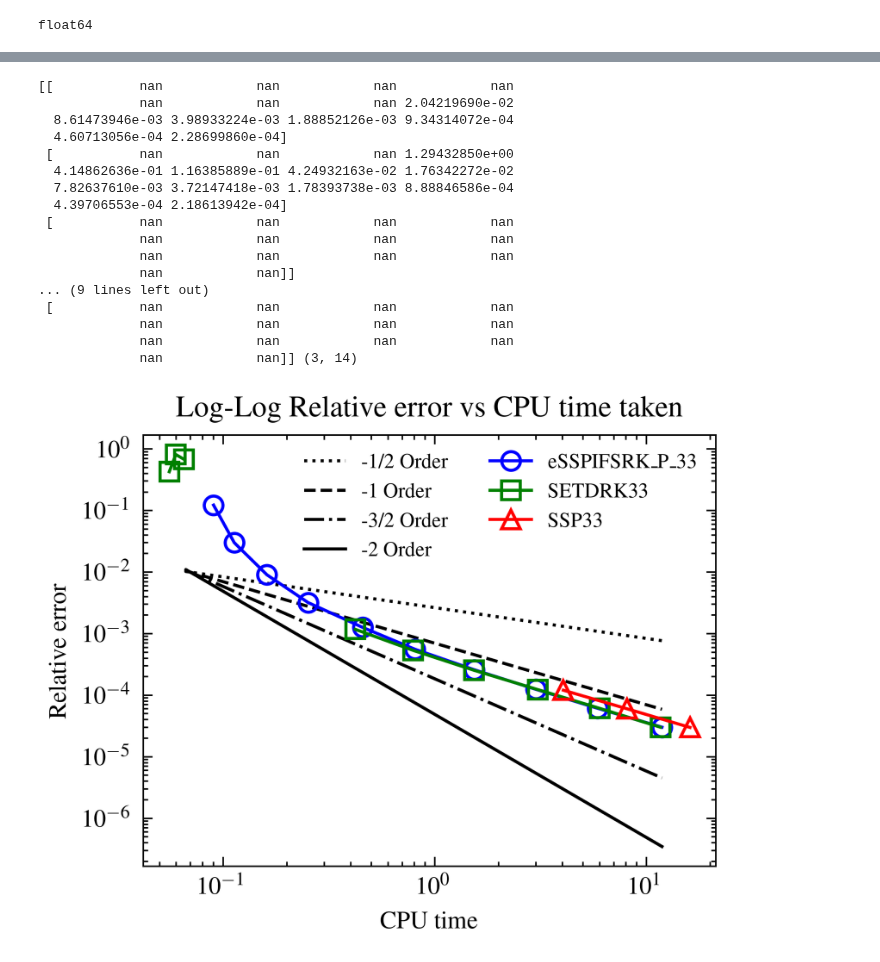
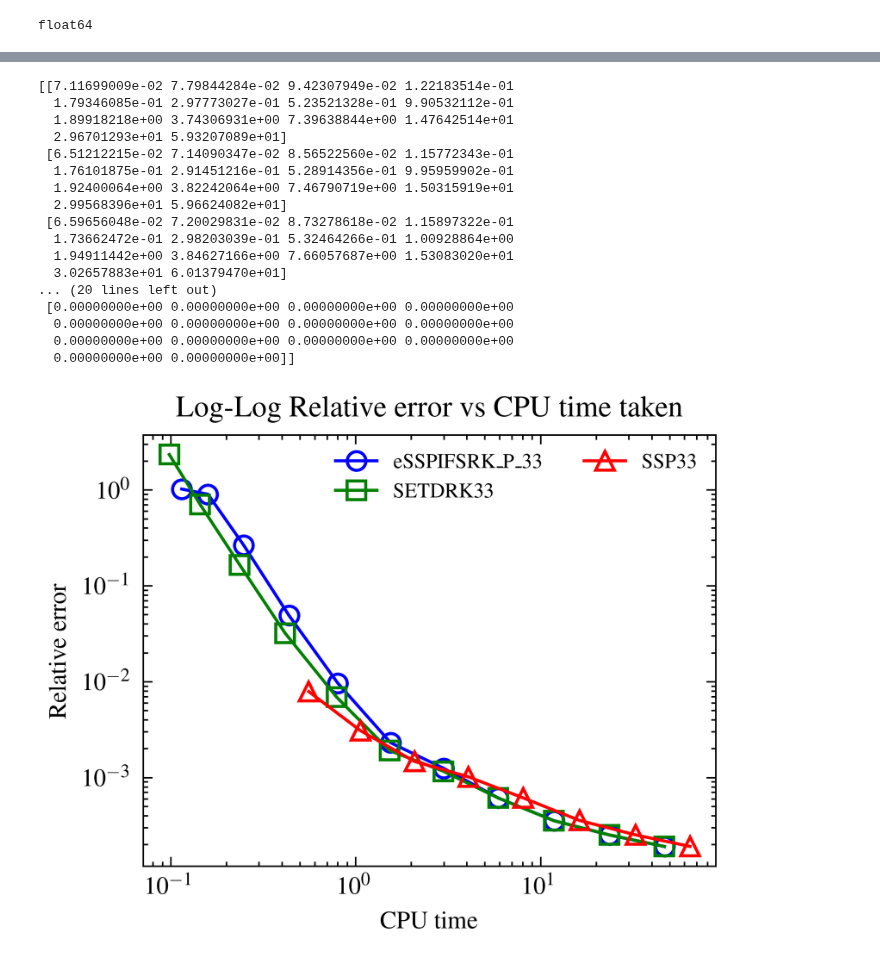
Before and after one commit to jameswoodfield/Particle_Filter, a Jupyter notebook: examples/Example_12_KDV_G_cpu_time.ipynb, the cells around one changed output, grey strips where cells are left out. Saved outputs shown, nothing was run; the diff lists cells and outputs as text; code cells hidden in the pictures.

```diff
--- a/examples/Example_12_KDV_G_cpu_time.ipynb
+++ b/examples/Example_12_KDV_G_cpu_time.ipynb
@@ -25,16 +25,16 @@ float64
 # %%
 key1 = jax.random.PRNGKey(0)
 i=8
-nmax = int(4000 * 2**i) #10000
-tmax = 0.1 # 0.1 timestep
-dt = 1e-5*(1/2)**i # tmax/nmax
-E=1; P=1
+nmax = int(400 * 2**i) #10000
+tmax = 4.0 # 0.1 timestep
+dt = 0.001**(1/2)**i # tmax/nmax
+E=1; P=3
 dW = jax.random.normal(key1, shape=(nmax, E, P))
 print(dW.shape)
 
 dW_refine = []; W_refine = []; time_refine = []
 for l in range(0, i+1):
-    nmax = int(1e4 * 2**(l))# the initial one is at lowest resolution
+    nmax = int(400 * 2**(l))# the initial one is at lowest resolution
     time_refine.append( jnp.linspace(0, tmax, nmax) )
     dW_refine.append(dW)
     W_refine.append(jnp.cumsum(dW, axis=0))
@@ -50,9 +50,8 @@ def relative_error_final(signal_final, analytic_final):
     return jnp.linalg.norm(signal_final-analytic_final)/jnp.linalg.norm(analytic_final)
 
 array = jnp.zeros(8)
-nmax = int(1e4 * 2**i)
-print(int(1e4),nmax)
-tmax = 0.1
-dt = 1e-5*(1/2)**i
+nmax = int(400 * 2**i)
+tmax = 4.0
+dt = 0.001*(1/2)**i
 key = jax.random.PRNGKey(0)
 # %% [output]
@@ -287,63 +273,60 @@ Average CPU time for i=13: 16.0322 seconds
 # %%
 import numpy as np
 import matplotlib.pyplot as plt
 import scienceplots
 plt.style.use(['science','ieee'])
 #dt = cpu_times_array#1e-3*np.asarray([2**-i for i in range(0,max_number)])
 methods = ['Dealiased_eSSPIFSRK_P_33','Dealiased_SETDRK33','Dealiased_SSP33']
 
-values = array
-print(values)
-print(values.shape)
-values = array
-print(values,values.shape)
-a = cpu_times_array[0,0]
-v= 1e-2
+values = total_array[3:6,:]
+cpu_times_array_2 = total_cpu_array[3:6, :]
+print(total_cpu_array)
+# v= 1e-2
 plt.figure()
 #plt.scatter(a,0.1, color='r', label='point')
 # Mask values greater than 1 before plotting
 # values = np.where(values > 2, np.nan, values)
-plt.loglog(cpu_times_array_2[0,:],(cpu_times_array_2[0,:]**-0.5)/(a**-0.5)*v, linestyle=':', color='k', label=r'-1/2 Order')
-plt.loglog(cpu_times_array_2[0,:],(cpu_times_array_2[0,:]**-1)/(a**-1)*v, linestyle='--', color='k', label=r'-1 Order')
-plt.loglog(cpu_times_array_2[0,:],(cpu_times_array_2[0,:]**-1.5)/(a**-1.5)*v, linestyle='-.', color='k', label=r'-3/2 Order')
-plt.loglog(cpu_times_array_2[0,:],(cpu_times_array_2[0,:]**-2)/(a**-2)*v, linestyle='-', color='k', label=r'-2 Order')
+# plt.loglog(cpu_times_array_2[0,:],(cpu_times_array_2[0,:]**-0.5)/(a**-0.5)*v, linestyle=':', color='k', label=r'-1/2 Order')
+# plt.loglog(cpu_times_array_2[0,:],(cpu_times_array_2[0,:]**-1)/(a**-1)*v, linestyle='--', color='k', label=r'-1 Order')
+# plt.loglog(cpu_times_array_2[0,:],(cpu_times_array_2[0,:]**-1.5)/(a**-1.5)*v, linestyle='-.', color='k', label=r'-3/2 Order')
+# plt.loglog(cpu_times_array_2[0,:],(cpu_times_array_2[0,:]**-2)/(a**-2)*v, linestyle='-', color='k', label=r'-2 Order')
 
 marker_list = ['o', 's', '^', 'D', 'v', 'x', '+', '*', 'p', 'H', 'd', 'X']
 color_list = ['b', 'g', 'r', 'c', 'm', 'y']
 # In matplotlib, the marker for an upward-pointing triangle is '^'
 for j, method in enumerate(methods):
     marker = marker_list[j % len(marker_list)]
     color = color_list[j % len(color_list)]
-    plt.loglog(cpu_times_array_2[j,:], total_array[j+3, :], marker=marker,color=color, linestyle='-', label=f'{method.replace("Dealiased_", "")}', markerfacecolor='none')
+    plt.loglog(cpu_times_array_2[j,:], values[j,:], marker=marker,color=color, linestyle='-', label=f'{method.replace("Dealiased_", "")}', markerfacecolor='none')
 
 plt.xlabel(f'CPU time')
 plt.ylabel('Relative error')
 plt.title('Log-Log Relative error vs CPU time taken')
 #plt.grid(True, which="both", ls="--")
 plt.legend()
 plt.legend(fontsize='small', loc='best', ncol=2)
 #plt.grid(True, which="both", ls="--")
 plt.savefig('/Users/jmw/Documents/GitHub/Particle_Filter/Saving/EX5_G_cpu_error_SSP33_IFRK3_SETDRK3.png',bbox_inches='tight',dpi=300)
 plt.show()
 # %% [output]
-[[           nan            nan            nan            nan
-             nan            nan            nan 2.04219690e-02
-  8.61473946e-03 3.98933224e-03 1.88852126e-03 9.34314072e-04
-  4.60713056e-04 2.28699860e-04]
- [           nan            nan            nan 1.29432850e+00
-  4.14862636e-01 1.16385889e-01 4.24932163e-02 1.76342272e-02
-  7.82637610e-03 3.72147418e-03 1.78393738e-03 8.88846586e-04
-  4.39706553e-04 2.18613942e-04]
- [           nan            nan            nan            nan
-             nan            nan            nan            nan
-             nan            nan            nan            nan
-             nan            nan]]
-... (9 lines left out)
- [           nan            nan            nan            nan
-             nan            nan            nan            nan
-             nan            nan            nan            nan
-             nan            nan]] (3, 14)
+[[7.11699009e-02 7.79844284e-02 9.42307949e-02 1.22183514e-01
+  1.79346085e-01 2.97773027e-01 5.23521328e-01 9.90532112e-01
+  1.89918218e+00 3.74306931e+00 7.39638844e+00 1.47642514e+01
+  2.96701293e+01 5.93207089e+01]
+ [6.51212215e-02 7.14090347e-02 8.56522560e-02 1.15772343e-01
+  1.76101875e-01 2.91451216e-01 5.28914356e-01 9.95959902e-01
+  1.92400064e+00 3.82242064e+00 7.46790719e+00 1.50315919e+01
+  2.99568396e+01 5.96624082e+01]
+ [6.59656048e-02 7.20029831e-02 8.73278618e-02 1.15897322e-01
+  1.73662472e-01 2.98203039e-01 5.32464266e-01 1.00928864e+00
+  1.94911442e+00 3.84627166e+00 7.66057687e+00 1.53083020e+01
+  3.02657883e+01 6.01379470e+01]
+... (20 lines left out)
+ [0.00000000e+00 0.00000000e+00 0.00000000e+00 0.00000000e+00
+  0.00000000e+00 0.00000000e+00 0.00000000e+00 0.00000000e+00
+  0.00000000e+00 0.00000000e+00 0.00000000e+00 0.00000000e+00
+  0.00000000e+00 0.00000000e+00]]
-[figure, old version]
+[figure, new version]
 # %%
 methods = ['Dealiased_eSSPIFSRK_P_22','Dealiased_SETDRK22','Dealiased_SSP22']
 max_number = 14
```
Also changed, not shown: parts of 8 cells of this notebook, 16 other files.
